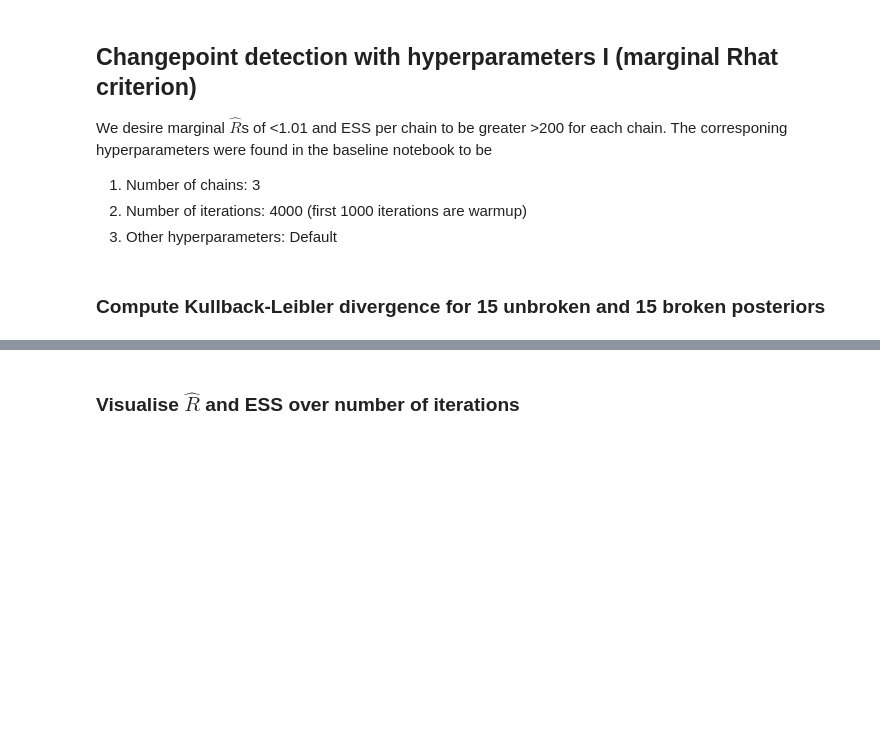
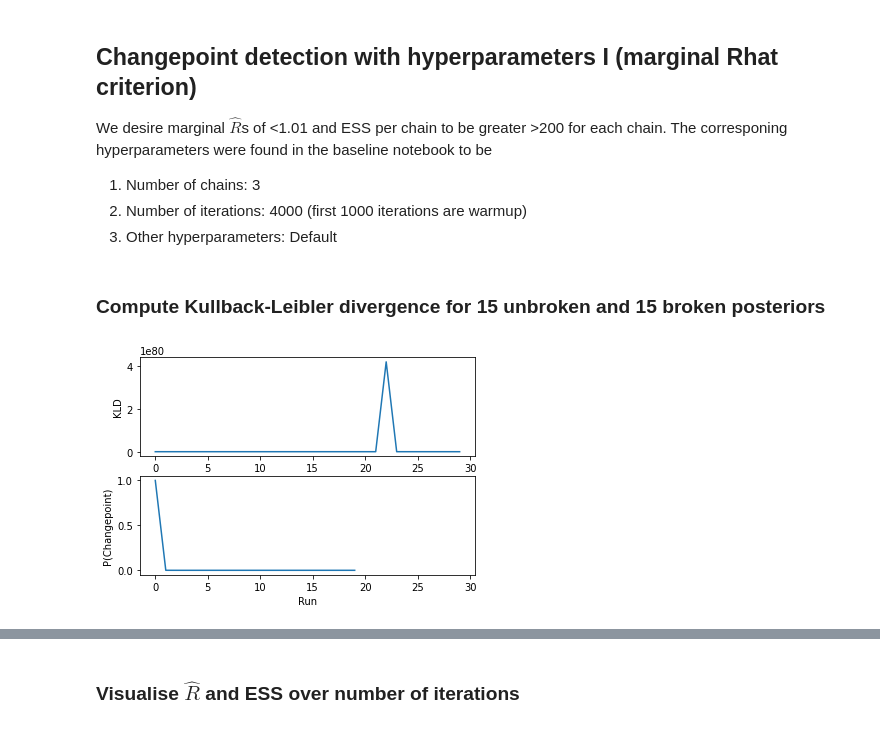
Before and after one commit to pints-team/functional-testing-2, a Jupyter notebook: change_detection/notebooks/Haario Bardenet ACMC/2dim Gaussian distribution/accept_regardless_of_score.ipynb, the cells around one changed output, grey strips where cells are left out. Saved outputs shown, nothing was run; the diff lists cells and outputs as text; code cells hidden in the pictures; blank space fills up the shorter version.

Commit message:
#09 changpoint detection broken?

```diff
--- a/change_detection/notebooks/Haario Bardenet ACMC/2dim Gaussian distribution/accept_regardless_of_score.ipynb
+++ b/change_detection/notebooks/Haario Bardenet ACMC/2dim Gaussian distribution/accept_regardless_of_score.ipynb
@@ -111,0 +128,47 @@ chains = sampler.run()
+# %%
+from functools import partial
+
+from bayesian_changepoint_detection import online_changepoint_detection as oncd
+
+def run_changepoint(data):
+    """Run changepoint detection using the library.
+    """
+    ## Set hyperparameters
+    # timescale of hazard function
+    lam = 250
+
+    # T distribution parameters
+    # df=2*self.alpha,
+    # loc=self.mu,
+    # scale=np.sqrt(self.beta * (self.kappa+1) / (self.alpha * self.kappa))
+    alpha = 0.1
+    beta = 0.01
+    kappa = 1.0
+    mu = 0.0
+
+    R, maxes = oncd.online_changepoint_detection(
+        data,
+        partial(oncd.constant_hazard, lam),
+        oncd.StudentT(alpha, beta, kappa, mu))
+
+    return R
+# %%
+import matplotlib.pyplot as plt
+
+# Define kld func
+normal_log_pdf = pints.toy.GaussianLogPDF(mean=[0, 0], sigma=[1, 1])
+kld_func = normal_log_pdf.kl_divergence
+
+# Estimate KLDs
+klds = estimate_klds(
+    sampler=BrokenHaarioBardenetACMC,
+    kld_func=kld_func,
+    n_runs=30,
+    n_chains=3,
+    n_iterations=4000,
+    warmup=1000,
+    break_run=15,
+    error_freq=0.15)
+R = run_changepoint(klds)
+# %% [output]
+[figure, added]
```
Also changed, not shown: parts of 14 cells of this notebook.
